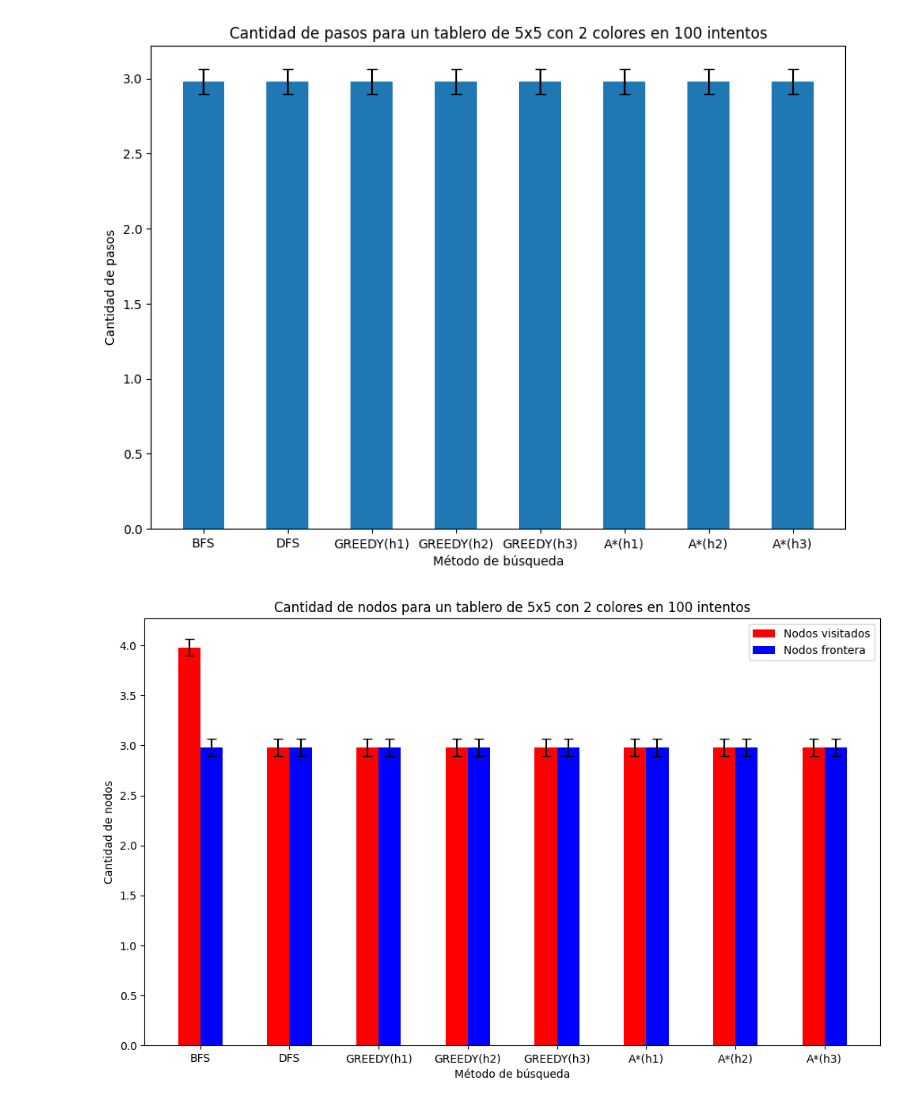
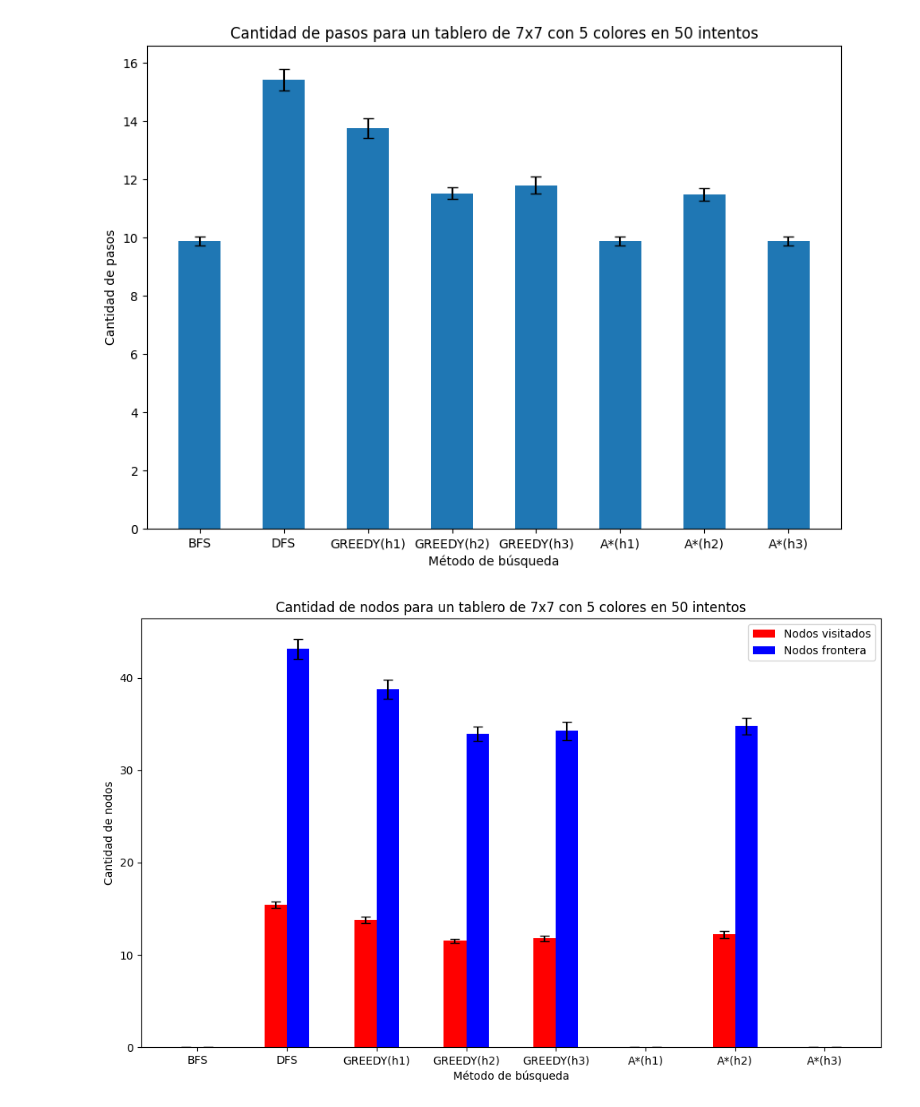
Before and after one commit to lukyferreiro/TPs-SIA, a Jupyter notebook: TP1/Graphics.ipynb, the cells around one changed output. Drawn from its saved outputs; the diff is of its cells as text; code cells hidden in the pictures.

```diff
--- a/TP1/Graphics.ipynb
+++ b/TP1/Graphics.ipynb
@@ -8,19 +8,20 @@ from src.search_methods.algorithms import chooseAlgorithm
 from src.utils import get_frontier_nodes
 
 WIDTH = 0.25
-SIZE = 5
-TRIES = 100
-COLORS_COUNT = 2
+SIZE = 7
+TRIES = 50
+COLORS_COUNT = 5
 ALGORITHMS = ['BFS','DFS', 'GREEDY(h1)', 'GREEDY(h2)', 'GREEDY(h3)', 'A*(h1)', 'A*(h2)', 'A*(h3)']
 
-average_time = [0.92, 0.95, 0.99, 1.0, 2.22, 0.93, 1.0, 4.89]
-average_steps = [2.98, 2.98, 2.98, 2.98, 2.98, 2.98, 2.98, 2.98]
-average_visited = [3.98, 2.98, 2.98, 2.98, 2.98, 2.98, 2.98, 2.98]
-average_frontier = [2.98, 2.98, 2.98, 2.98, 2.98, 2.98, 2.98, 2.98]
-std_errors_time = [0.05600000000000001, 0.04769696007084729, 0.06244197306299666, 0.05830951894845301, 0.15269577597301112, 0.04950757517794625, 0.05830951894845301, 0.2525450454869388]
-std_errors_steps = [0.08482924024179397, 0.08482924024179397, 0.08482924024179397, 0.08482924024179397, 0.08482924024179397, 0.08482924024179397, 0.08482924024179397, 0.08482924024179397]
-std_errors_visited = [0.08482924024179397, 0.08482924024179397, 0.08482924024179397, 0.08482924024179397, 0.08482924024179397, 0.08482924024179397, 0.08482924024179397, 0.08482924024179397]
-std_errors_frontier = [0.08482924024179397, 0.08482924024179397, 0.08482924024179397, 0.08482924024179397, 0.08482924024179397, 0.08482924024179397, 0.08482924024179397, 0.08482924024179397]
+average_time = [0, 34.52, 30.86, 25.62, 202.68, 0, 29.06, 0]
+average_steps = [9.88, 15.42, 13.76, 11.52, 11.8, 9.88, 11.48, 9.88]
+average_visited = [0, 15.42, 13.76, 11.52, 11.8, 0, 12.2, 0]
+average_frontier = [0, 43.12, 38.74, 33.94, 34.24, 0, 34.76, 0]
+std_errors_time = [0, 0.8491124778261123, 0.7531321265222988, 0.4663818178274106, 20.80504631093139, 0, 2.06405620078524, 0]
+std_errors_steps = [0.15398701243936125, 0.3667042404990703, 0.3388923132796021, 0.21021893349553458, 0.29257477676655586, 0.15398701243936125, 0.2121131773370056, 0.15398701243936125]
+std_errors_visited = [0, 0.3667042404990703, 0.3388923132796021, 0.21021893349553458, 0.29257477676655586, 0, 0.3464101615137754, 0]
+std_errors_frontier = [0, 1.0668233218298144, 1.0608713399842604, 0.7691085749099408, 0.9664615874415289, 0, 0.8784349719814211, 0]
+
 
 #----------------------------------------
 #Grafico del tiempo que tarda
@@ -45,7 +46,7 @@ plt.show()
 br1 = np.arange(len(average_visited))
 br2 = [x + WIDTH for x in br1]
 
-#Grafico de cantidad de visitados
+#Grafico de cantidad de visitados y frontera
 fig = plt.subplots(figsize =(12, 7))
 plt.bar(br1, average_visited, yerr=std_errors_visited, capsize=4, width=WIDTH, align="center", color="r", label="Nodos visitados")
 plt.bar(br2, average_frontier, yerr=std_errors_frontier, capsize=4, width=WIDTH, align="center", color="b", label="Nodos frontera")
@@ -60,2 +61,2 @@ plt.show()
-[figure, old version]
+[figure, new version]
-[figure, old version]
+[figure, new version]
```
Also changed, not shown: parts of 1 cell of this notebook, 4 other files.
